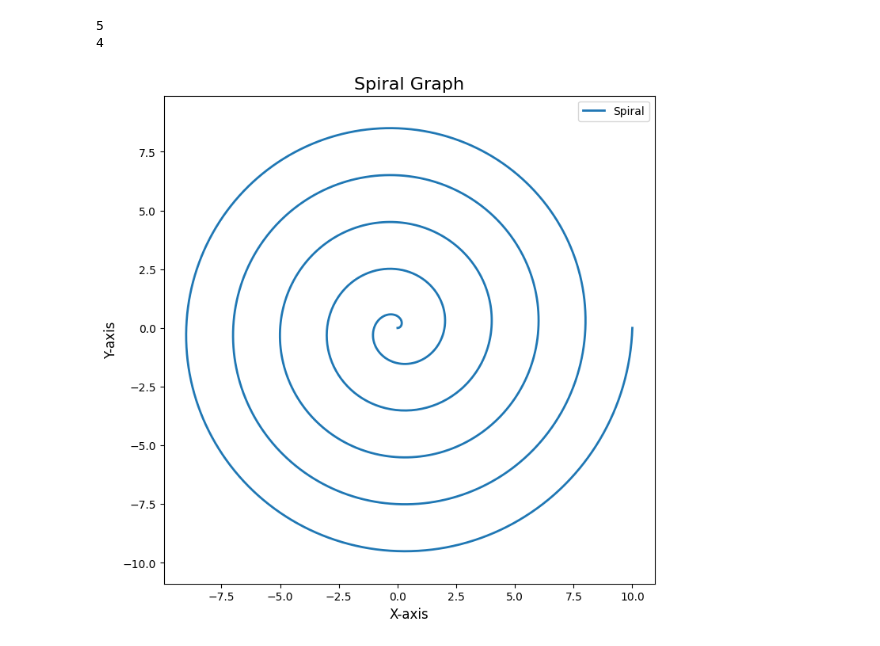
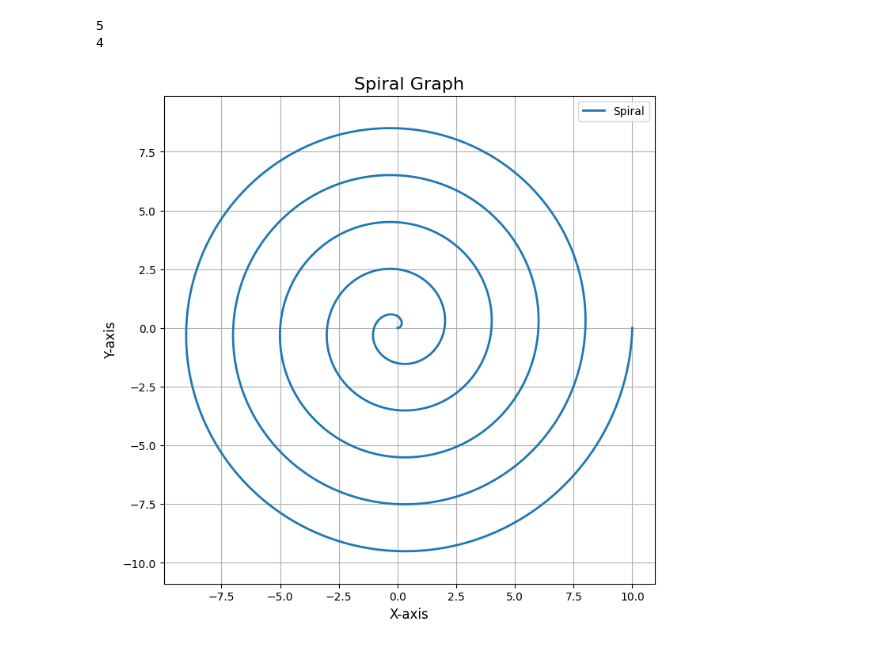
Before and after one commit to tyst-ucsf/capstone-project, a Jupyter notebook: Test_for_git.ipynb, the cells around one changed output. Saved outputs shown, nothing was run; the diff lists cells and outputs as text; code cells hidden in the pictures.

```diff
--- a/Test_for_git.ipynb
+++ b/Test_for_git.ipynb
@@ -12,24 +12,24 @@ print(x)
 # %%
 import numpy as np
 import matplotlib.pyplot as plt
 
 # Parameters for the spiral
 theta = np.linspace(0, 10 * np.pi, 1000)  # Angle from 0 to 10π
 r = np.linspace(0, 10, 1000)  # Radius increases linearly
 
 # Convert polar coordinates to Cartesian coordinates
 x = r * np.cos(theta)
 y = r * np.sin(theta)
 
 # Plot the spiral
 plt.figure(figsize=(8, 8))
 plt.plot(x, y, label='Spiral', linewidth=2)
 plt.title('Spiral Graph', fontsize=16)
 plt.xlabel('X-axis', fontsize=12)
 plt.ylabel('Y-axis', fontsize=12)
-plt.grid(False)
+plt.grid(True)
 plt.axis('equal')  # Ensure the scale is equal
 plt.legend()
 plt.show()
 # %% [output]
-[figure, old version]
+[figure, new version]
```
